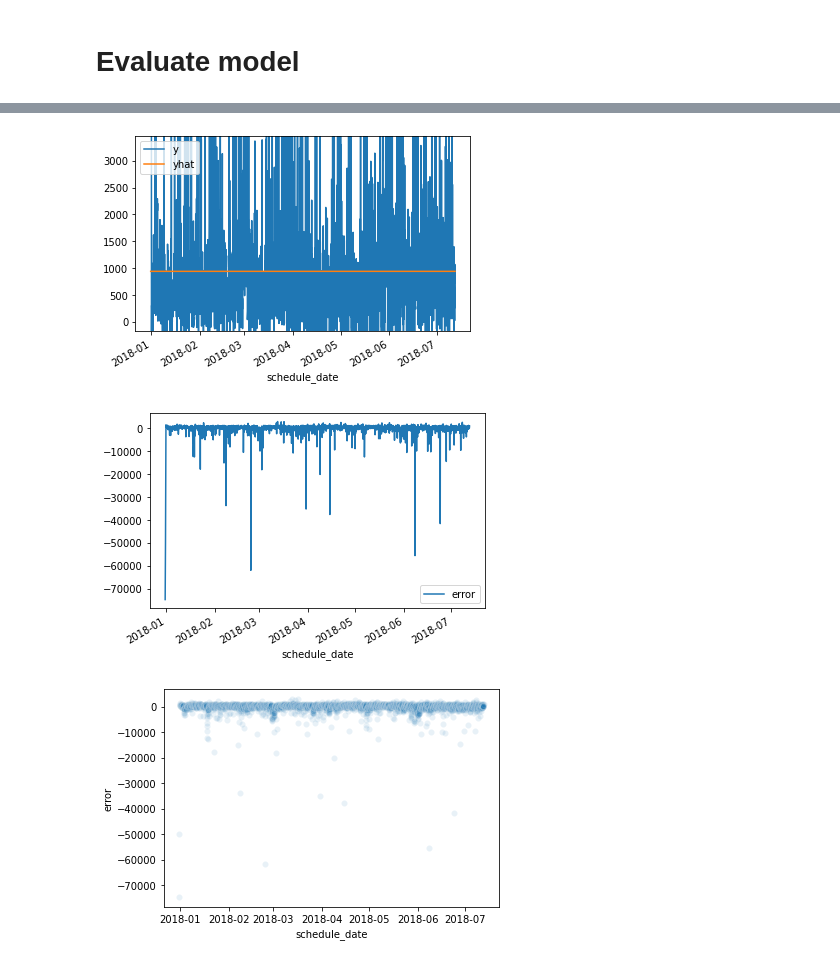
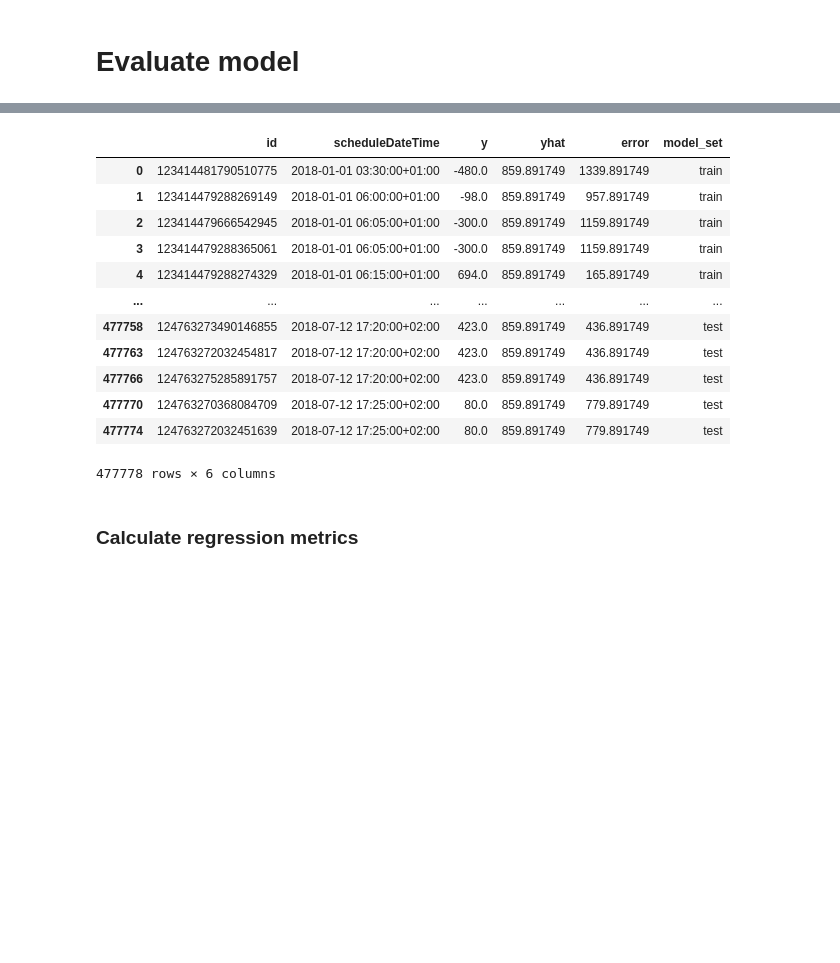
Before and after one commit to Lodewic/schiphol-assignment, a Jupyter notebook: scripts/model__baseline_average.ipynb, the cells around one changed output, grey strips where cells are left out. Saved outputs shown, nothing was run; the diff lists cells and outputs as text; code cells hidden in the pictures; blank space fills up the shorter version.

```diff
--- a/scripts/model__baseline_average.ipynb
+++ b/scripts/model__baseline_average.ipynb
@@ -1,3 +26,4 @@
 # %%
-model_input_file = "../lvt-schiphol-assignment-snakemake/data/model_input/delays_base_input.csv"
+input_file = "../lvt-schiphol-assignment-snakemake/data/model_input/delays_base_input.csv"
 train_test_file = "../lvt-schiphol-assignment-snakemake/data/model_input/train_test__0.2__sample.csv"
+output_dir = "."
@@ -197,19 +134,20 @@ import matplotlib.pyplot as plt
-# %%
-tmp_plot_data = X_train[["id", "scheduleDateTime"]] \
-    .assign(
-        y = y_train,
-        yhat = preds_train,
-        error = preds_train - y_train,
-        schedule_date = datetime_to_date_hour(X_train["scheduleDateTime"])) \
-    .groupby("schedule_date").mean().reset_index()
-
-tmp_plot_data[["schedule_date", "y", "yhat"]].plot(x="schedule_date", ylim=(np.quantile(y_train, 0.05), np.quantile(y_train, 0.95)))
-tmp_plot_data[["schedule_date", "error"]].plot(x="schedule_date")
-plt.show()
-
-sns.scatterplot(data=tmp_plot_data, x="schedule_date", y="error", alpha=0.1)
-plt.show()
-# %% [output]
-[figure, removed]
-[figure, removed]
-[figure, removed]
+# %%
+# create predictions on train/test sets
+df_predictions = make_predictions_dataframe(avg_baseline, X_train, X_test, y_train, y_test)
+df_predictions
+# %% [output]
+|  | id | scheduleDateTime | y | yhat | error | model_set |
+| 0 | 123414481790510775 | 2018-01-01 03:30:00+01:00 | -480.0 | 859.891749 | 1339.891749 | train |
+| 1 | 123414479288269149 | 2018-01-01 06:00:00+01:00 | -98.0 | 859.891749 | 957.891749 | train |
+| 2 | 123414479666542945 | 2018-01-01 06:05:00+01:00 | -300.0 | 859.891749 | 1159.891749 | train |
+| 3 | 123414479288365061 | 2018-01-01 06:05:00+01:00 | -300.0 | 859.891749 | 1159.891749 | train |
+| 4 | 123414479288274329 | 2018-01-01 06:15:00+01:00 | 694.0 | 859.891749 | 165.891749 | train |
+| ... | ... | ... | ... | ... | ... | ... |
+| 477758 | 124763273490146855 | 2018-07-12 17:20:00+02:00 | 423.0 | 859.891749 | 436.891749 | test |
+| 477763 | 124763272032454817 | 2018-07-12 17:20:00+02:00 | 423.0 | 859.891749 | 436.891749 | test |
+| 477766 | 124763275285891757 | 2018-07-12 17:20:00+02:00 | 423.0 | 859.891749 | 436.891749 | test |
+| 477770 | 124763270368084709 | 2018-07-12 17:25:00+02:00 | 80.0 | 859.891749 | 779.891749 | test |
+| 477774 | 124763272032451639 | 2018-07-12 17:25:00+02:00 | 80.0 | 859.891749 | 779.891749 | test |
+477778 rows × 6 columns
+# %% [markdown]
+### Calculate regression metrics
```
Also changed, not shown: parts of 33 cells of this notebook.
